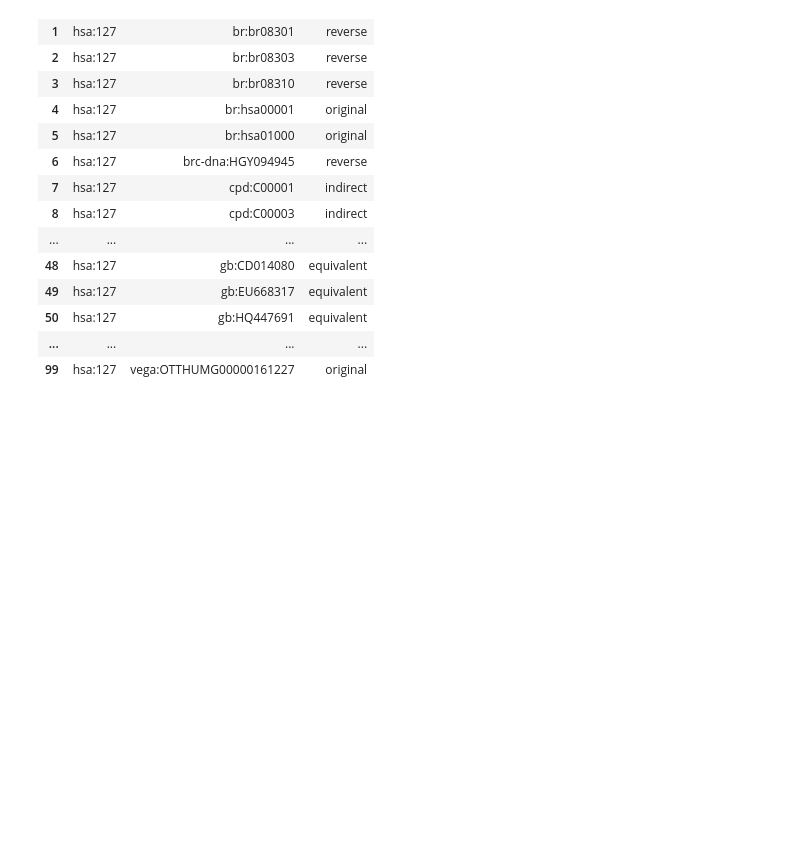
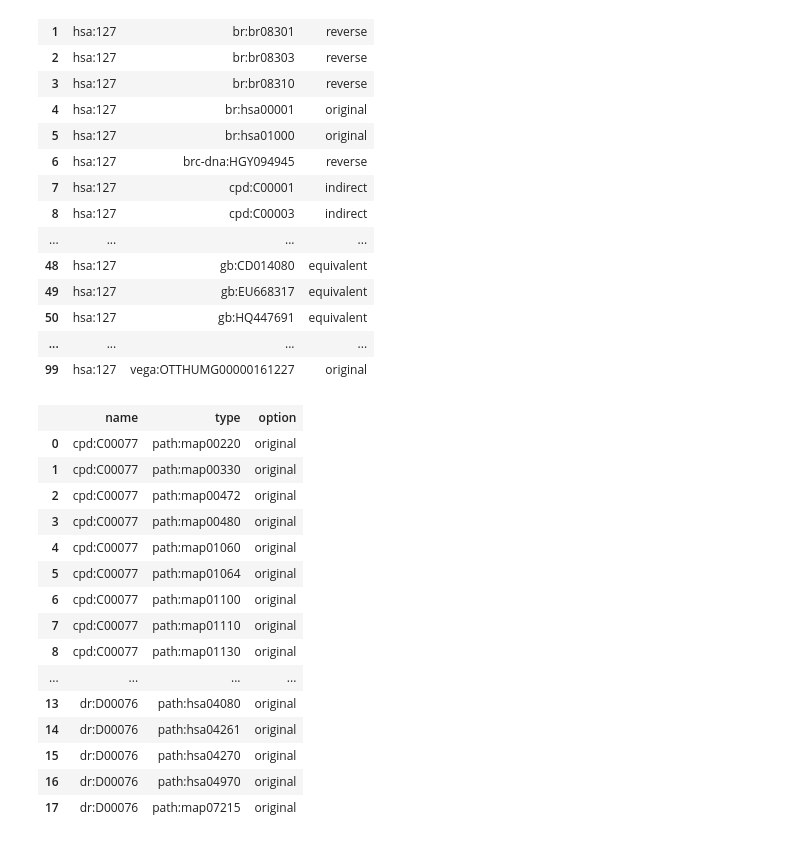
Before and after one commit to domitry/linkdb, a Jupyter notebook: examples/Test1.ipynb, the cells around one changed output. Drawn from its saved outputs; the diff is of its cells as text; code cells hidden in the pictures; blank space fills up the shorter version.

```diff
--- a/examples/Test1.ipynb
+++ b/examples/Test1.ipynb
@@ -22,3 +22,22 @@ Linkdb.fetch("hsa:127")
 | 50 | hsa:127 | gb:HQ447691 | equivalent |
 | ... | ... | ... | ... |
 | 99 | hsa:127 | vega:OTTHUMG00000161227 | original |
+# %%
+Linkdb.fetch("C00077","D00076", db: "path")
+# %% [output]
+|  | name | type | option |
+| 0 | cpd:C00077 | path:map00220 | original |
+| 1 | cpd:C00077 | path:map00330 | original |
+| 2 | cpd:C00077 | path:map00472 | original |
+| 3 | cpd:C00077 | path:map00480 | original |
+| 4 | cpd:C00077 | path:map01060 | original |
+| 5 | cpd:C00077 | path:map01064 | original |
+| 6 | cpd:C00077 | path:map01100 | original |
+| 7 | cpd:C00077 | path:map01110 | original |
+| 8 | cpd:C00077 | path:map01130 | original |
+| ... | ... | ... | ... |
+| 13 | dr:D00076 | path:hsa04080 | original |
+| 14 | dr:D00076 | path:hsa04261 | original |
+| 15 | dr:D00076 | path:hsa04270 | original |
+| 16 | dr:D00076 | path:hsa04970 | original |
+| 17 | dr:D00076 | path:map07215 | original |
```
Also changed, not shown: parts of 1 cell of this notebook.
